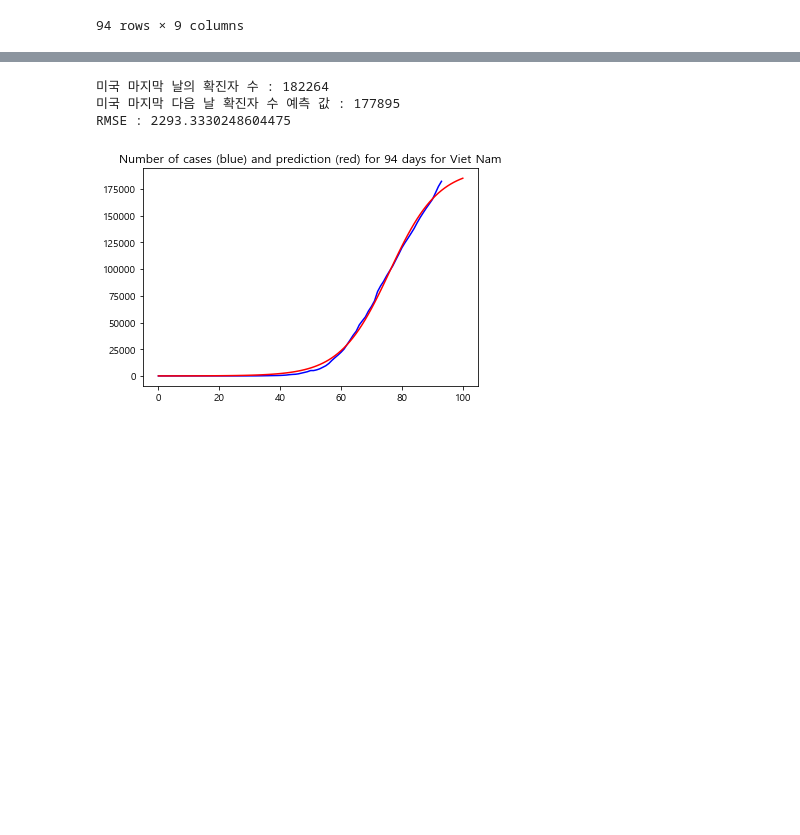
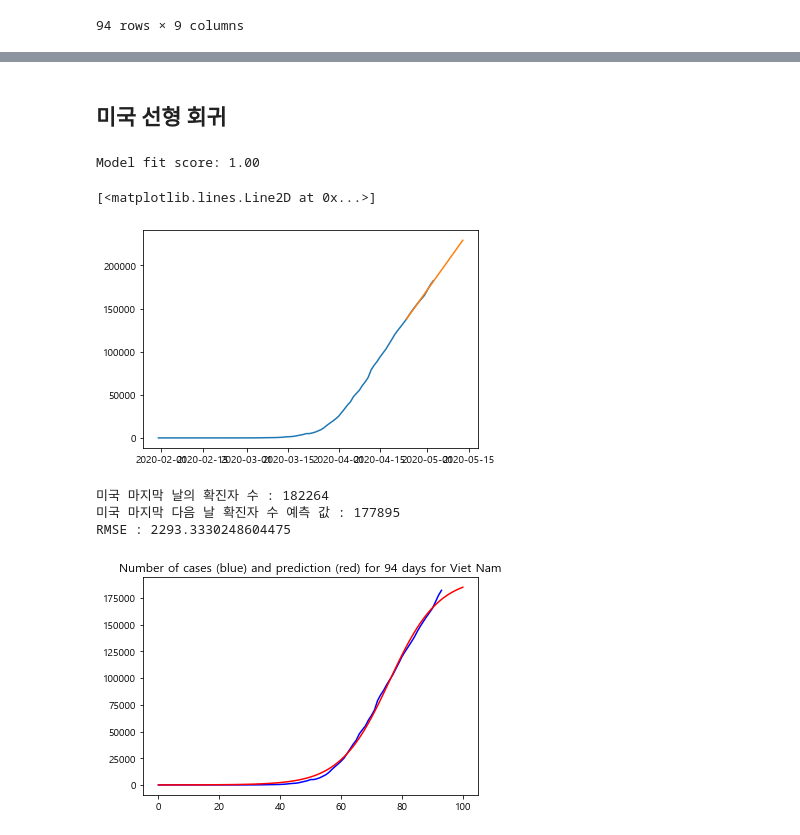
Before and after one commit to chan157/DACON_COVID, a Jupyter notebook: Submission_test_v3.ipynb, the cells around one changed output, grey strips where cells are left out. Cells and saved outputs as stored; diff of their text form; code cells hidden in the pictures; blank space fills up the shorter version.

Commit message:
Update V3 LinearRegression

```diff
--- a/Submission_test_v3.ipynb
+++ b/Submission_test_v3.ipynb
@@ -1690,3 +1698,28 @@ p0
+# %% [markdown]
+## 미국 선형 회귀
+# %%
+from sklearn.linear_model import LinearRegression
+
+DAYS2FIT = 10 # 몇일 전부터의 추세를 통해 선형 회귀 식을 만들 것인가
+lastData = us[-DAYS2FIT:] # 최근 10일 데이터
+fittingDate = lastData['Date']
+x = np.array(range(len(lastData))).reshape(-1,1)
+y = lastData['Confirmed'].to_numpy().reshape(-1,1)
+
+linearReg = LinearRegression().fit(x,y)
+print(f"Model fit score: {linearReg.score(x, y):.2f}")
+
+PREDICT_PERIOD = 10
+predRange = pd.date_range(fittingDate.iloc[0],
+                          fittingDate.iloc[-1] + dt.timedelta(days=PREDICT_PERIOD))
+predX = np.array(range(len(predRange))).reshape(-1,1)
+predY = linearReg.predict(predX)
+plt.plot(us['Date'],us['Confirmed'])
+plt.plot(predRange, predY)
+# %% [output]
+Model fit score: 1.00
+[<matplotlib.lines.Line2D at 0x...>]
+[figure, added]
 # %%
 popt, pcov = curve_fit(logistic, range(len(us)), us['Confirmed'], p0)
 
```
Also changed, not shown: parts of 6 cells of this notebook.
